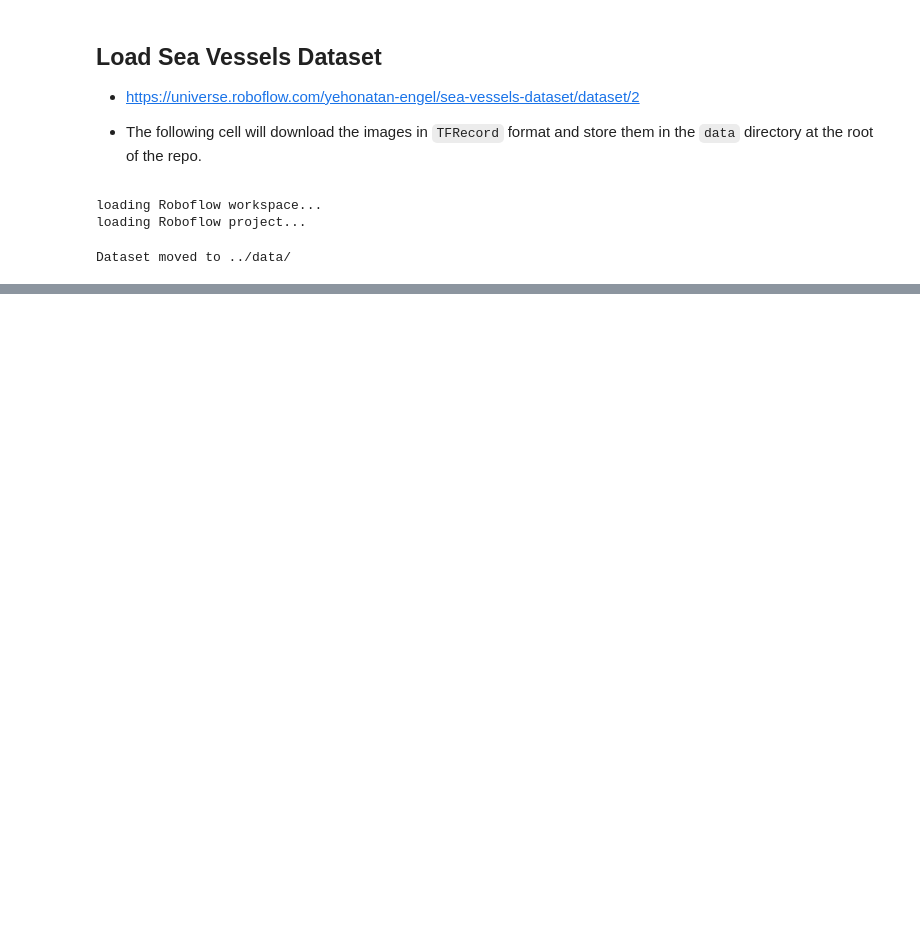
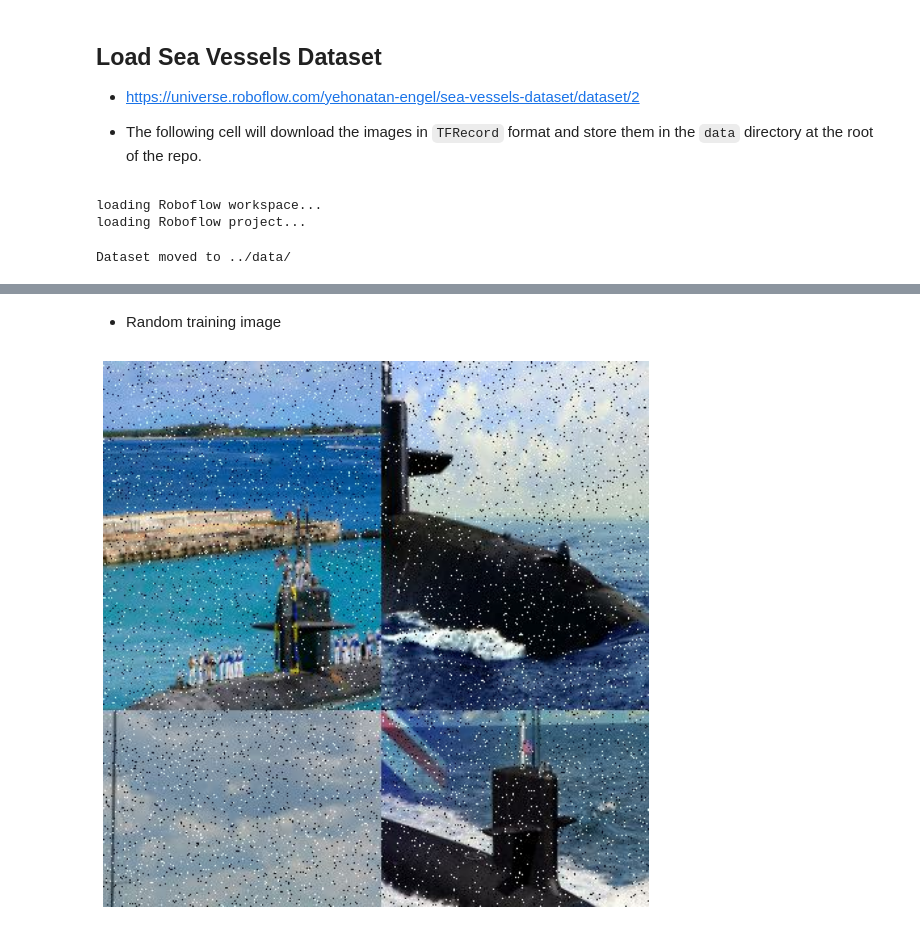
Before and after one commit to twt6xy/SeaSight, a Jupyter notebook: examples/load_images.ipynb, the cells around one changed output, grey strips where cells are left out. Saved outputs shown, nothing was run; the diff lists cells and outputs as text; code cells hidden in the pictures; blank space fills up the shorter version.

Commit message:
tfrecord to image eda

```diff
--- a/examples/load_images.ipynb
+++ b/examples/load_images.ipynb
@@ -21,0 +30,7 @@ Dataset moved to ../data/
+# %% [markdown]
+- Random training image
+# %%
+file_path = '../data/Sea-Vessels-Dataset-2/train/Sea-Vessels.tfrecord'
+TFRecordPlots.display_random_image_from_tfrecord(file_path)
+# %% [output]
+[figure, added]
```
Also changed, not shown: parts of 7 cells of this notebook, 5 other files.
